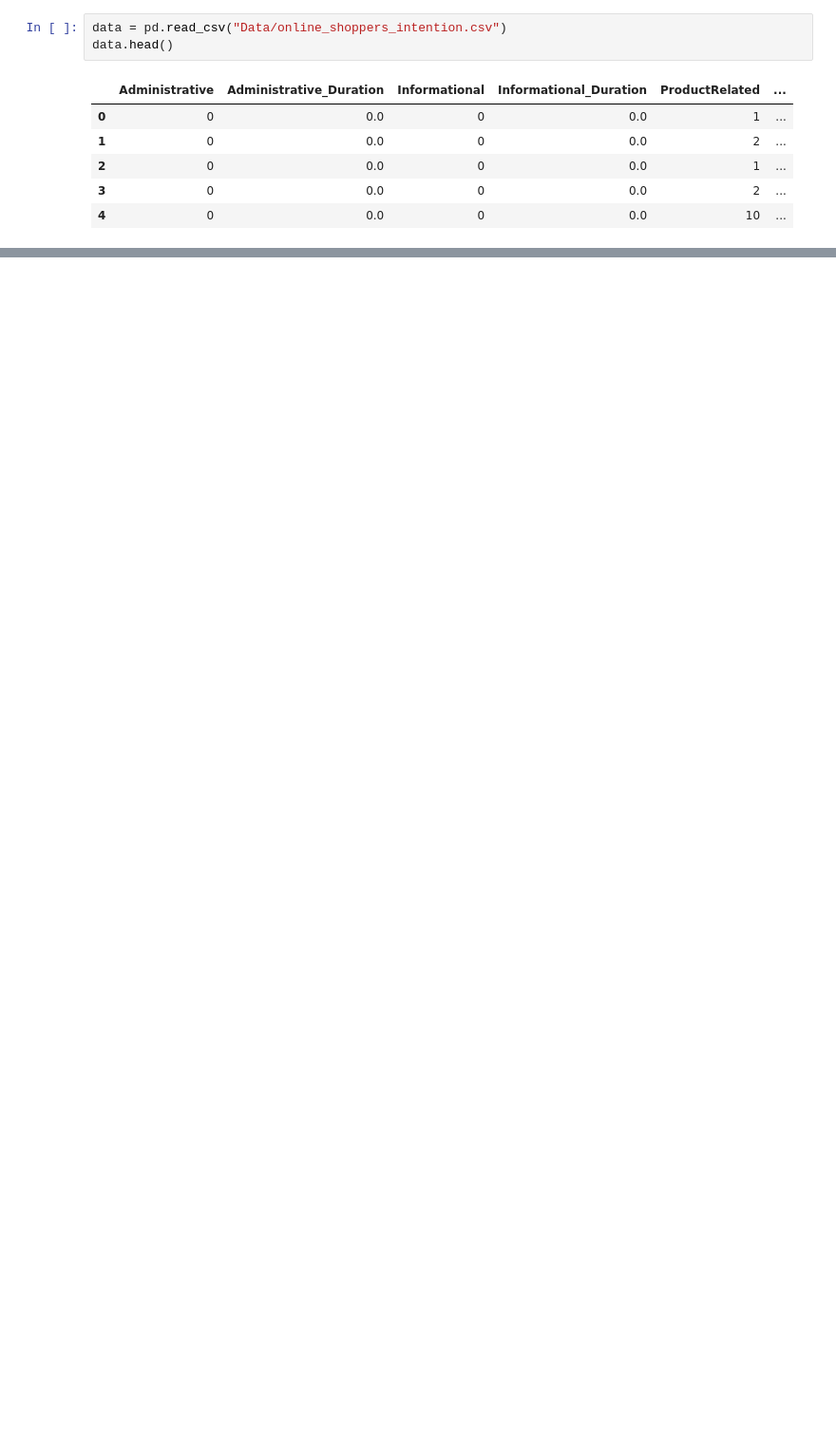
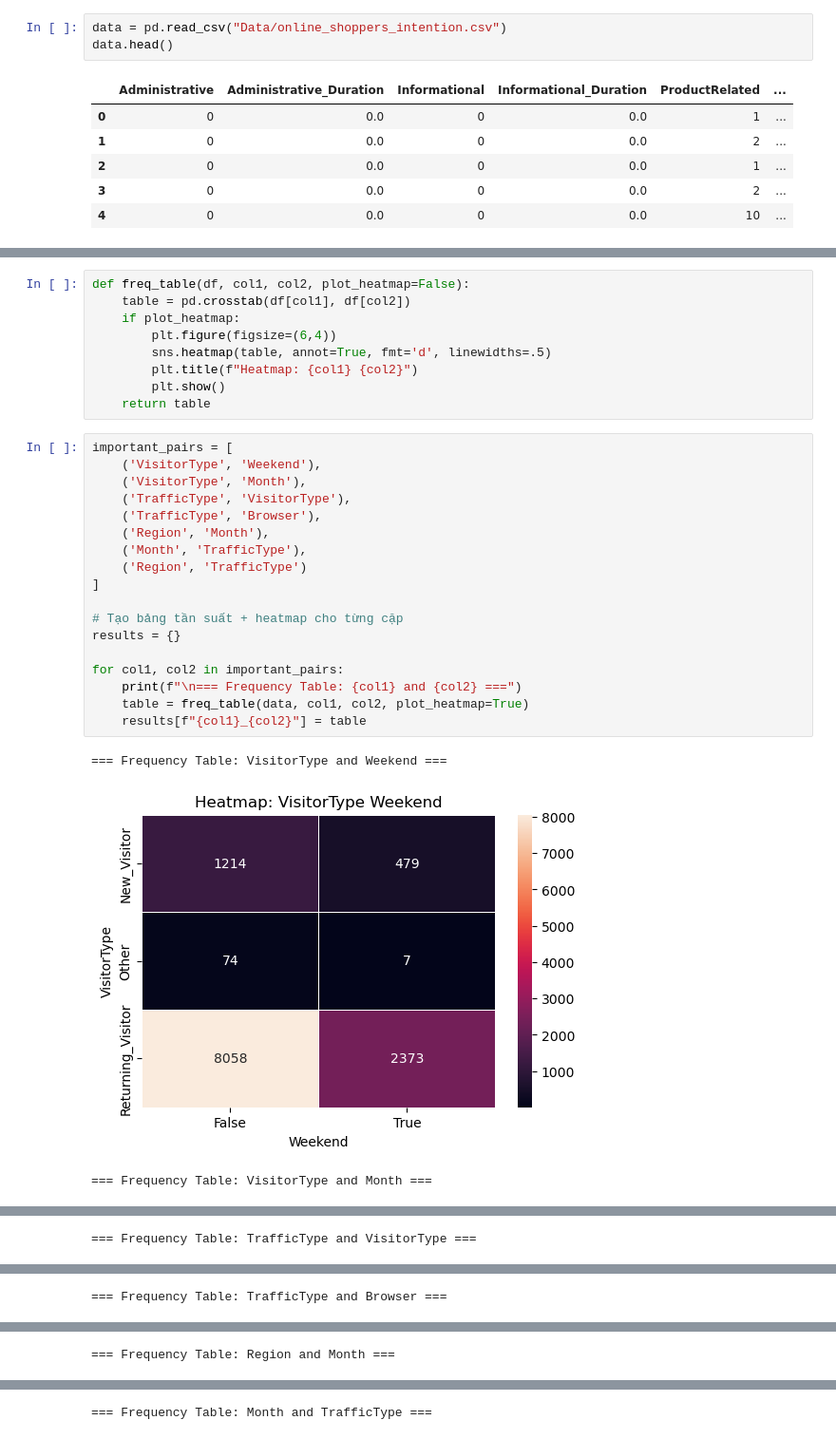
Before and after one commit to pnquyn/FinalProject_P4DataScience, a Jupyter notebook: project.ipynb, the cells around one changed output, grey strips where cells are left out. Shown at 95% size. Drawn from its saved outputs; the diff is of its cells as text; blank space fills up the shorter version.

```diff
--- a/project.ipynb
+++ b/project.ipynb
@@ -156,0 +324,31 @@ data.head()
+# %%
+def freq_table(df, col1, col2, plot_heatmap=False):
+    table = pd.crosstab(df[col1], df[col2])
+    if plot_heatmap:
+        plt.figure(figsize=(6,4))
+        sns.heatmap(table, annot=True, fmt='d', linewidths=.5)
+        plt.title(f"Heatmap: {col1} {col2}")
+        plt.show()
+    return table
+# %%
+important_pairs = [
+    ('VisitorType', 'Weekend'),
+    ('VisitorType', 'Month'),
+    ('TrafficType', 'VisitorType'),
+    ('TrafficType', 'Browser'),
+    ('Region', 'Month'),
+    ('Month', 'TrafficType'),
+    ('Region', 'TrafficType')
+]
+
+# Tạo bảng tần suất + heatmap cho từng cặp
+results = {}
+
+for col1, col2 in important_pairs:
+    print(f"\n=== Frequency Table: {col1} and {col2} ===")
+    table = freq_table(data, col1, col2, plot_heatmap=True)
+    results[f"{col1}_{col2}"] = table
+# %% [output]
+=== Frequency Table: VisitorType and Weekend ===
+[figure, added]
+=== Frequency Table: VisitorType and Month ===
@@ -156,0 +356 @@ data.head()
+=== Frequency Table: TrafficType and VisitorType ===
@@ -156,0 +358 @@ data.head()
+=== Frequency Table: TrafficType and Browser ===
@@ -156,0 +360 @@ data.head()
+=== Frequency Table: Region and Month ===
@@ -156,0 +362 @@ data.head()
+=== Frequency Table: Month and TrafficType ===
```
Also changed, not shown: parts of 39 cells of this notebook.
